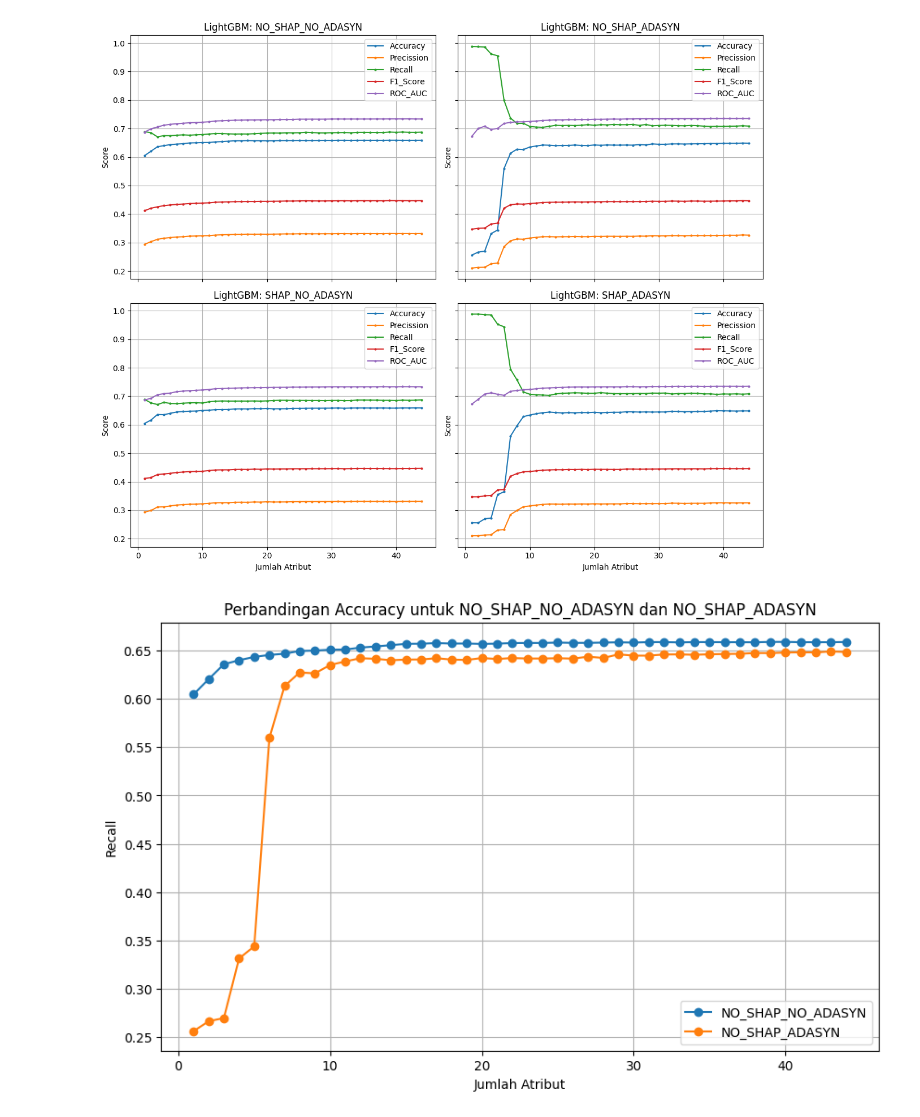
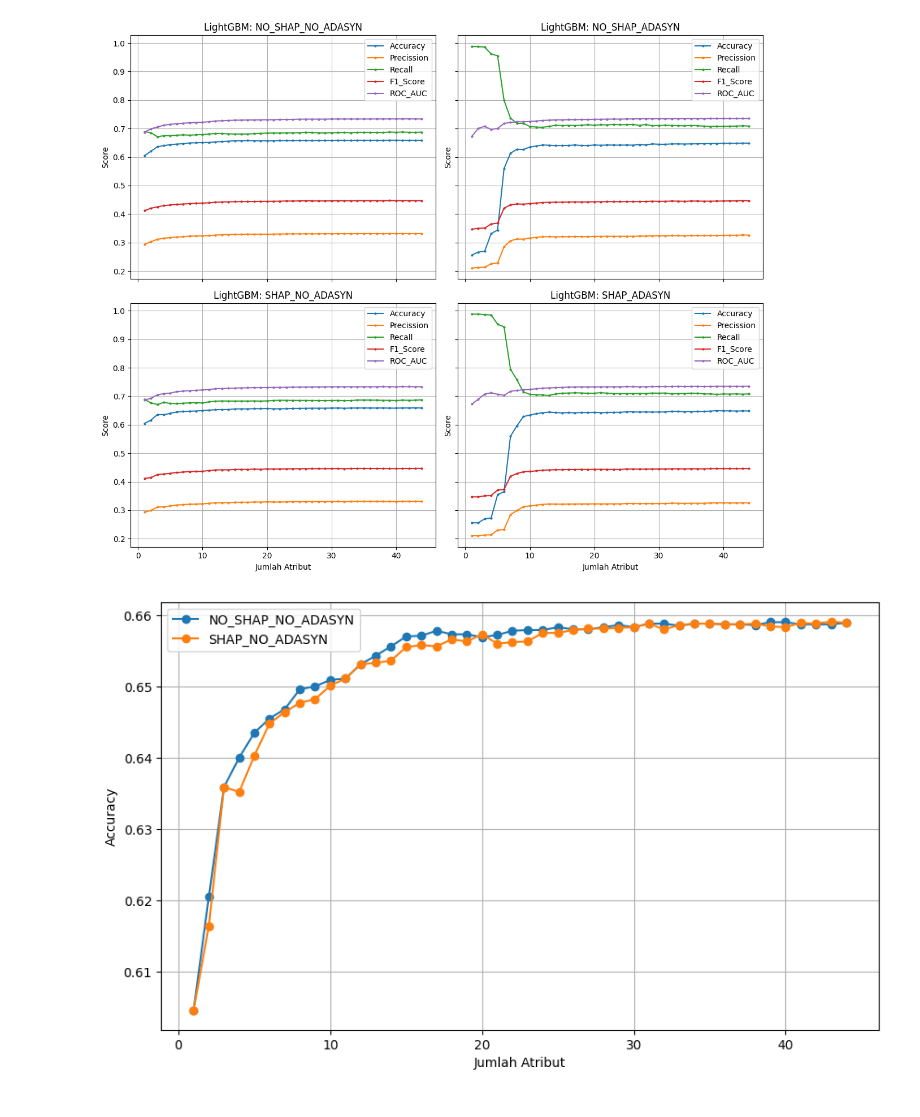
Before and after one commit to irfanbudianto/Feature_Importance, a Jupyter notebook: Feature_Importance_LightGBM.ipynb, the cells around one changed output. Cells and saved outputs as stored; diff of their text form; code cells hidden in the pictures.

```diff
--- a/Feature_Importance_LightGBM.ipynb
+++ b/Feature_Importance_LightGBM.ipynb
@@ -766,26 +764,29 @@ plt.show()
 # %% [output]
 [figure]
 # %%
-att1 = 'NO_SHAP_NO_ADASYN'
-att2 = 'NO_SHAP_ADASYN'
-metric = ['Accuracy'] # 'Accuracy', 'Precission', 'Recall', 'F1_Score', 'ROC_AUC'
-df_filtered = df[df['Mode'].isin([att1, att2])]
+def perbandingan_att(att1,att2,metric):
+    # att1 = 'NO_SHAP_NO_ADASYN'
+    # att2 = 'SHAP_NO_ADASYN'
+    # metric = ['Accuracy'] # 'Accuracy', 'Precission', 'Recall', 'F1_Score', 'ROC_AUC'
+    df_filtered = df[df['Mode'].isin([att1, att2])]
 
-metrics = [metric]
-# metrics = ['Accuracy', 'Precission', 'Recall', 'F1_Score', 'ROC_AUC']
+    # metrics = [metric]
+    # metrics = ['Accuracy', 'Precission', 'Recall', 'F1_Score', 'ROC_AUC']
 
-# Buat plot
-plt.figure(figsize=(10, 6))
+    # Buat plot
+    plt.figure(figsize=(10, 6))
 
-for mode in [att1, att2]:
-    subset = df_filtered[df_filtered['Mode'] == mode]
-    plt.plot(subset['Jml_Atribut'], subset[metric], marker='o', label=mode)
+    for mode in [att1, att2]:
+        subset = df_filtered[df_filtered['Mode'] == mode]
+        plt.plot(subset['Jml_Atribut'], subset[metric], marker='o', label=mode)
 
-plt.xlabel('Jumlah Atribut')
-plt.ylabel('Recall')
-plt.title(f'Perbandingan {metric[0]} untuk {att1} dan {att2}')
-plt.legend()
-plt.grid(True)
-plt.show()
+    plt.xlabel('Jumlah Atribut')
+    plt.ylabel(metric)
+    # plt.title(f'Perbandingan {metric[0]} untuk {att1} dan {att2}')
+    plt.legend()
+    plt.grid(True)
+    plt.show()
-# %% [output]
-[figure, removed]
+# %%
+perbandingan_att('NO_SHAP_NO_ADASYN', 'SHAP_NO_ADASYN', 'Accuracy')
+# %% [output]
+[figure, added]
```
Also changed, not shown: parts of 5 cells of this notebook.
